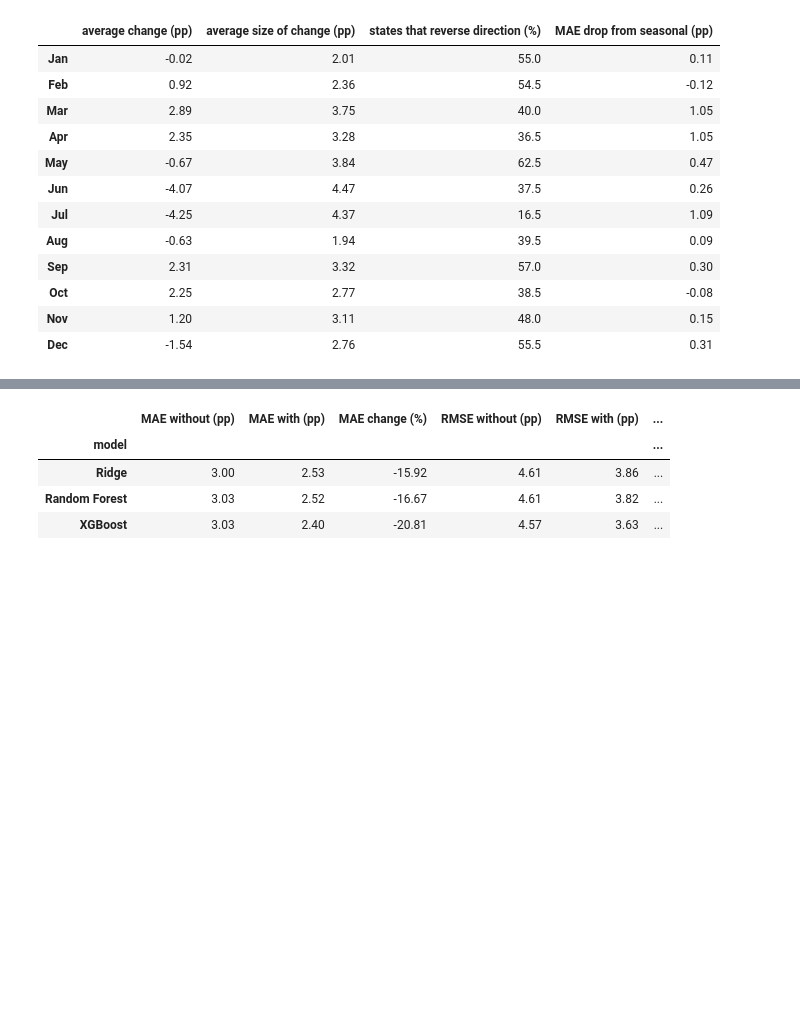
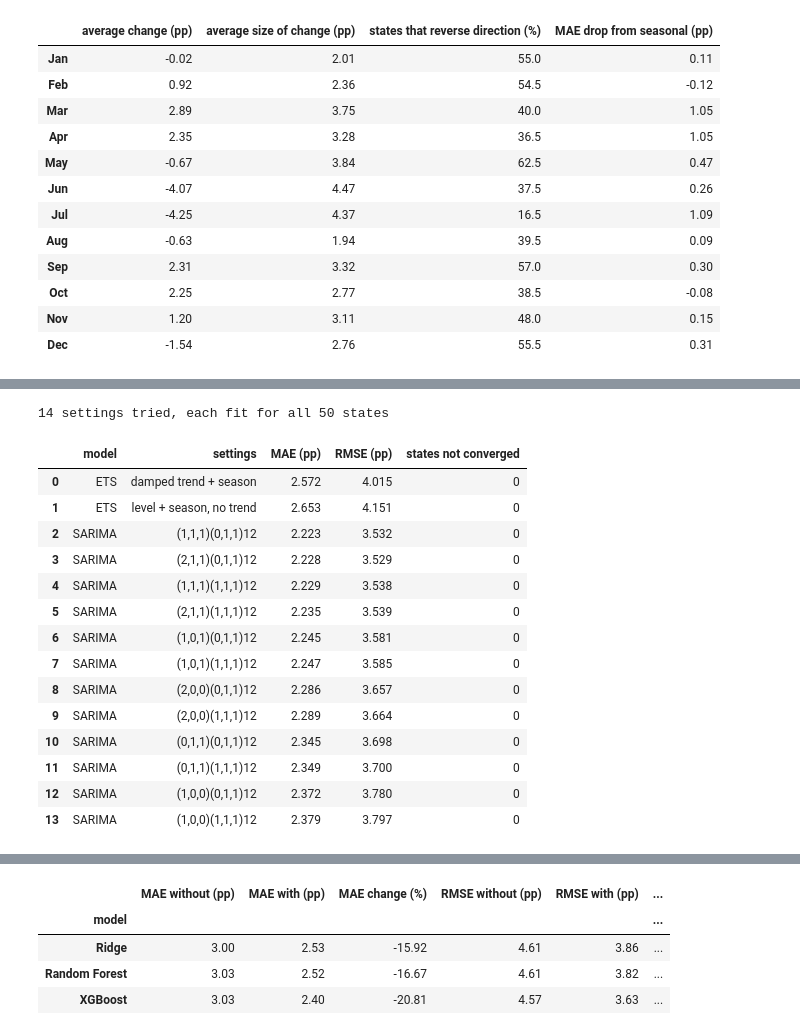
Before and after one commit to legacysti/ics635-final-project, a Jupyter notebook: ICS635_Final_Project.ipynb, the cells around one changed output, grey strips where cells are left out. Saved outputs shown, nothing was run; the diff lists cells and outputs as text; code cells hidden in the pictures; blank space fills up the shorter version.

```diff
--- a/ICS635_Final_Project.ipynb
+++ b/ICS635_Final_Project.ipynb
@@ -980,0 +1016,76 @@ includes the 2020 pandemic year). The final evaluation repeats both versions on
+# %%
+# --- Time-series models: one per state, fit on that state's own monthly share ---
+series = df.pivot(index="date", columns="location", values=TARGET).asfreq("MS")
+assert series.notna().all().all()   # every state has every month from 2001-01 to 2026-07
+
+def ts_forecast(kind, spec, y, fit_end, start, end):
+    """Fit on months up to fit_end, then forecast each month from start to end, one month ahead.
+    The parameters stay fixed; each forecast uses the actual shares up to the month before."""
+    model = (SARIMAX(100 * y[:fit_end], order=spec[0], seasonal_order=spec[1]) if kind == "SARIMA" else
+             ExponentialSmoothing(100 * y[:fit_end], trend=spec[0], damped_trend=spec[1], seasonal=12))
+    with warnings.catch_warnings():
+        warnings.simplefilter("ignore")   # statsmodels warns about starting values and the date index
+        result = model.fit(disp=False, maxiter=1000)
+        forecast = result.apply(100 * y[:end]).predict(start=start, end=end)
+    return (forecast / 100).clip(0, 1), result.mle_retvals.get("converged", True)
+
+def ts_predict(kind, spec, fit_end, rows):
+    """Forecasts for every state, returned in the order of rows (one row per state-month)."""
+    start, end = rows["date"].min(), rows["date"].max()
+    out = Parallel(n_jobs=-1)(delayed(ts_forecast)(kind, spec, series[state], fit_end, start, end)
+                              for state in series.columns)
+    forecasts = pd.DataFrame({state: f for state, (f, _) in zip(series.columns, out)})
+    prediction = (forecasts.stack().reorder_levels([1, 0])
+                  .reindex(pd.MultiIndex.from_frame(rows[["location", "date"]])).to_numpy())
+    assert not np.isnan(prediction).any()
+    return prediction, sum(not converged for _, converged in out)
+
+# Check: changing June 2020 in Iowa leaves the forecasts up to June 2020 unchanged
+iowa = series["IA"].copy()
+before, _ = ts_forecast("SARIMA", ((1, 1, 1), (0, 1, 1, 12)), iowa, "2018-12-01", "2019-01-01", "2022-12-01")
+iowa["2020-06-01"] += 0.3
+after, _ = ts_forecast("SARIMA", ((1, 1, 1), (0, 1, 1, 12)), iowa, "2018-12-01", "2019-01-01", "2022-12-01")
+assert np.allclose(before[:"2020-06-01"], after[:"2020-06-01"]) and not np.allclose(before, after)
+
+# --- Settings: SARIMA orders (p, d, q)(P, D, Q)12 and ETS versions (trend, damped trend) ---
+TS_MODELS = {
+    "SARIMA": [(order, seasonal) for order in [(1, 0, 0), (2, 0, 0), (1, 0, 1), (0, 1, 1), (1, 1, 1), (2, 1, 1)]
+               for seasonal in [(0, 1, 1, 12), (1, 1, 1, 12)]],
+    "ETS": [(False, False), (True, True)],
+}
+def ts_label(kind, spec):
+    if kind == "SARIMA":
+        return f"{spec[0]}{spec[1][:3]}12".replace(" ", "")
+    return "damped trend + season" if spec[0] else "level + season, no trend"
+
+ts_tuning, BEST_TS = [], {}
+for kind, specs in TS_MODELS.items():
+    best_mae = np.inf
+    for spec in specs:
+        prediction, n_not_converged = ts_predict(kind, spec, "2018-12-01", val)
+        result = scores(val[TARGET], prediction)
+        ts_tuning.append({"model": kind, "settings": ts_label(kind, spec), **result,
+                          "states not converged": n_not_converged})
+        if result["MAE (pp)"] < best_mae:
+            best_mae, BEST_TS[kind], val_predictions[kind] = result["MAE (pp)"], spec, prediction
+
+ts_tuning = pd.DataFrame(ts_tuning)
+print(f"{len(ts_tuning)} settings tried, each fit for all 50 states")
+ts_tuning.sort_values(["model", "MAE (pp)"]).round(3).reset_index(drop=True)
+# %% [output]
+14 settings tried, each fit for all 50 states
+|  | model | settings | MAE (pp) | RMSE (pp) | states not converged |
+| 0 | ETS | damped trend + season | 2.572 | 4.015 | 0 |
+| 1 | ETS | level + season, no trend | 2.653 | 4.151 | 0 |
+| 2 | SARIMA | (1,1,1)(0,1,1)12 | 2.223 | 3.532 | 0 |
+| 3 | SARIMA | (2,1,1)(0,1,1)12 | 2.228 | 3.529 | 0 |
+| 4 | SARIMA | (1,1,1)(1,1,1)12 | 2.229 | 3.538 | 0 |
+| 5 | SARIMA | (2,1,1)(1,1,1)12 | 2.235 | 3.539 | 0 |
+| 6 | SARIMA | (1,0,1)(0,1,1)12 | 2.245 | 3.581 | 0 |
+| 7 | SARIMA | (1,0,1)(1,1,1)12 | 2.247 | 3.585 | 0 |
+| 8 | SARIMA | (2,0,0)(0,1,1)12 | 2.286 | 3.657 | 0 |
+| 9 | SARIMA | (2,0,0)(1,1,1)12 | 2.289 | 3.664 | 0 |
+| 10 | SARIMA | (0,1,1)(0,1,1)12 | 2.345 | 3.698 | 0 |
+| 11 | SARIMA | (0,1,1)(1,1,1)12 | 2.349 | 3.700 | 0 |
+| 12 | SARIMA | (1,0,0)(0,1,1)12 | 2.372 | 3.780 | 0 |
+| 13 | SARIMA | (1,0,0)(1,1,1)12 | 2.379 | 3.797 | 0 |
```
Also changed, not shown: parts of 13 cells of this notebook, 1 other file.
